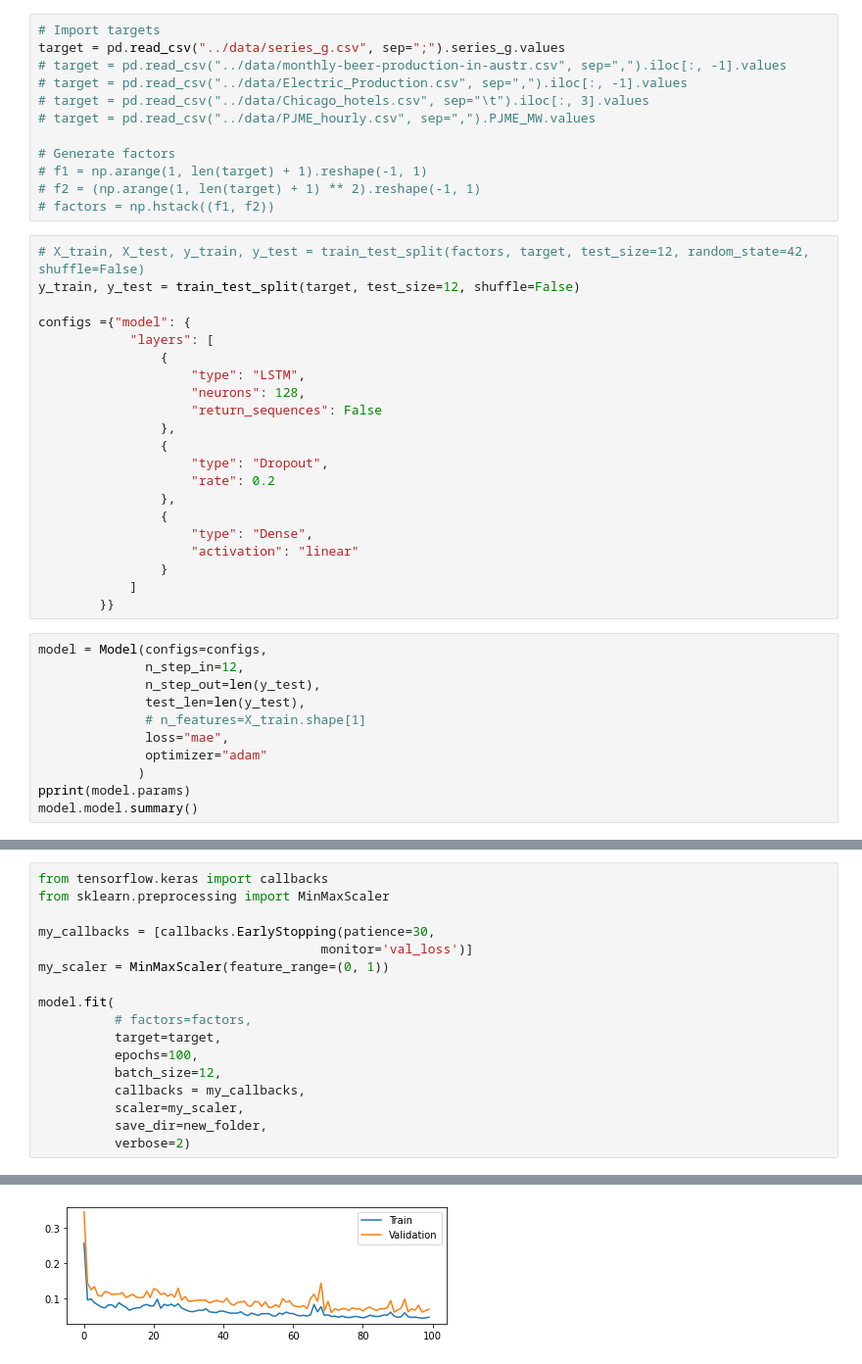
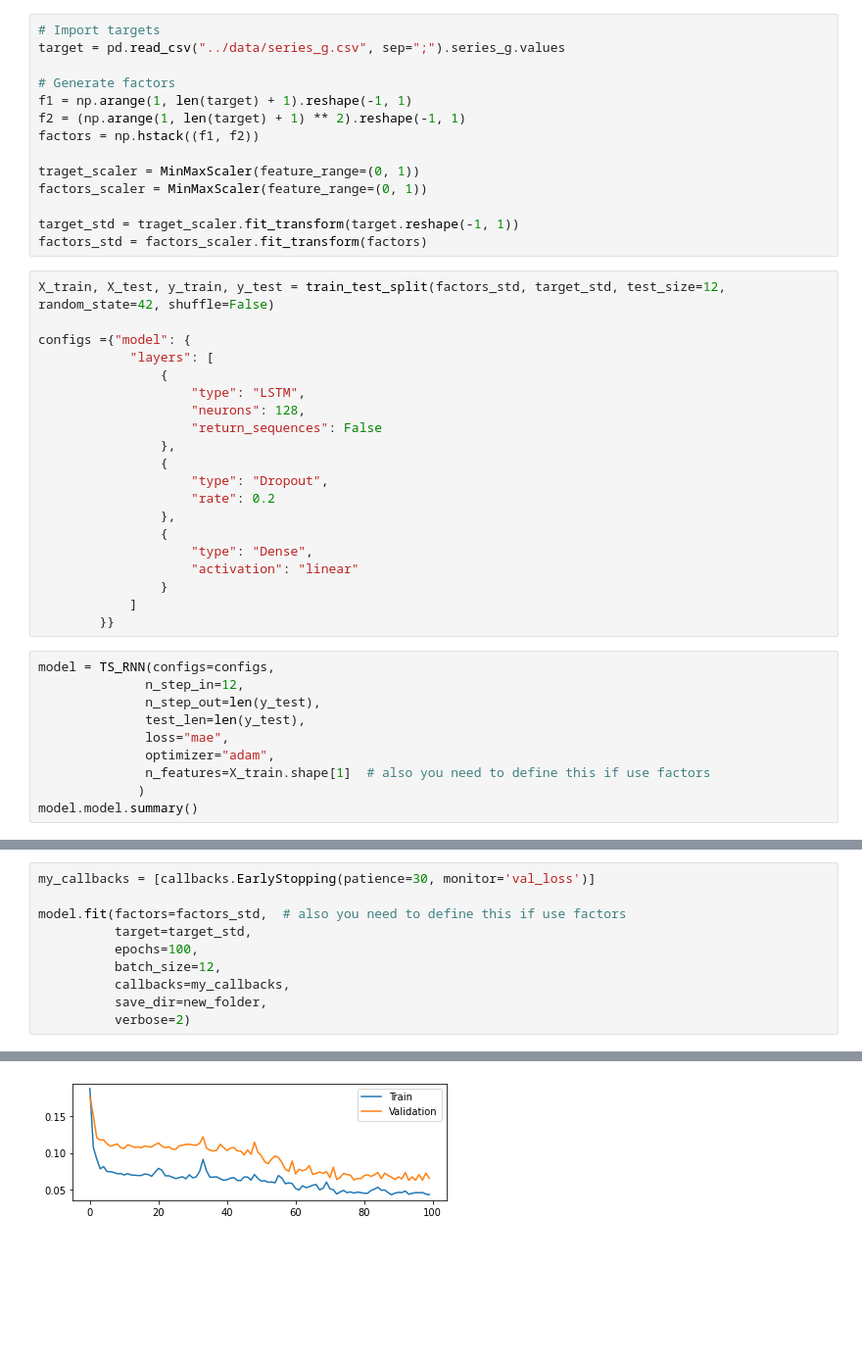
Before and after one commit to LevPerla/Time_Series_Prediction_RNN, a Jupyter notebook: notebooks/Example.ipynb, the cells around one changed output, grey strips where cells are left out. Shown at 98% size. Saved outputs shown, nothing was run; the diff lists cells and outputs as text; blank space fills up the shorter version.

```diff
--- a/notebooks/Example.ipynb
+++ b/notebooks/Example.ipynb
@@ -16,18 +140,19 @@ from src.utils import metrics_eval, train_test_pred_plot
 # %%
 # Import targets
 target = pd.read_csv("../data/series_g.csv", sep=";").series_g.values
-# target = pd.read_csv("../data/monthly-beer-production-in-austr.csv", sep=",").iloc[:, -1].values
-# target = pd.read_csv("../data/Electric_Production.csv", sep=",").iloc[:, -1].values
-# target = pd.read_csv("../data/Chicago_hotels.csv", sep="\t").iloc[:, 3].values
-# target = pd.read_csv("../data/PJME_hourly.csv", sep=",").PJME_MW.values
 
 # Generate factors
-# f1 = np.arange(1, len(target) + 1).reshape(-1, 1)
-# f2 = (np.arange(1, len(target) + 1) ** 2).reshape(-1, 1)
-# factors = np.hstack((f1, f2))
+f1 = np.arange(1, len(target) + 1).reshape(-1, 1)
+f2 = (np.arange(1, len(target) + 1) ** 2).reshape(-1, 1)
+factors = np.hstack((f1, f2))
+
+traget_scaler = MinMaxScaler(feature_range=(0, 1))
+factors_scaler = MinMaxScaler(feature_range=(0, 1))
+
+target_std = traget_scaler.fit_transform(target.reshape(-1, 1))
+factors_std = factors_scaler.fit_transform(factors)
 # %%
-# X_train, X_test, y_train, y_test = train_test_split(factors, target, test_size=12, random_state=42, shuffle=False)
-y_train, y_test = train_test_split(target, test_size=12, shuffle=False)
+X_train, X_test, y_train, y_test = train_test_split(factors_std, target_std, test_size=12, random_state=42, shuffle=False)
 
 configs ={"model": {
             "layers": [
@@ -47,15 +172,14 @@ configs ={"model": {
             ]
         }}
 # %%
-model = Model(configs=configs,
+model = TS_RNN(configs=configs,
               n_step_in=12,
               n_step_out=len(y_test),
               test_len=len(y_test),
-              # n_features=X_train.shape[1]
               loss="mae",
-              optimizer="adam"
+              optimizer="adam",
+              n_features=X_train.shape[1]  # also you need to define this if use factors
              )
-pprint(model.params)
 model.model.summary()
 # %% [output]
 [Model] Model Compiled
@@ -85,20 +209,13 @@ new_folder_num = str(len(os.listdir()) + 1)
 new_folder = "%s/%s" % ("../reports", new_folder_num)
 os.mkdir(new_folder)
 # %%
-from tensorflow.keras import callbacks
-from sklearn.preprocessing import MinMaxScaler
+my_callbacks = [callbacks.EarlyStopping(patience=30, monitor='val_loss')]
 
-my_callbacks = [callbacks.EarlyStopping(patience=30,
-                                     monitor='val_loss')]
-my_scaler = MinMaxScaler(feature_range=(0, 1))
-
-model.fit(
-          # factors=factors,
-          target=target,
+model.fit(factors=factors_std,  # also you need to define this if use factors
+          target=target_std,
           epochs=100,
           batch_size=12,
-          callbacks = my_callbacks,
-          scaler=my_scaler,
+          callbacks=my_callbacks,
           save_dir=new_folder,
           verbose=2)
 # %% [output]
@@ -122 +239 @@ Time taken: 0:00:19.154341
-[figure, old version]
+[figure, new version]
```
Also changed, not shown: parts of 13 cells of this notebook.
